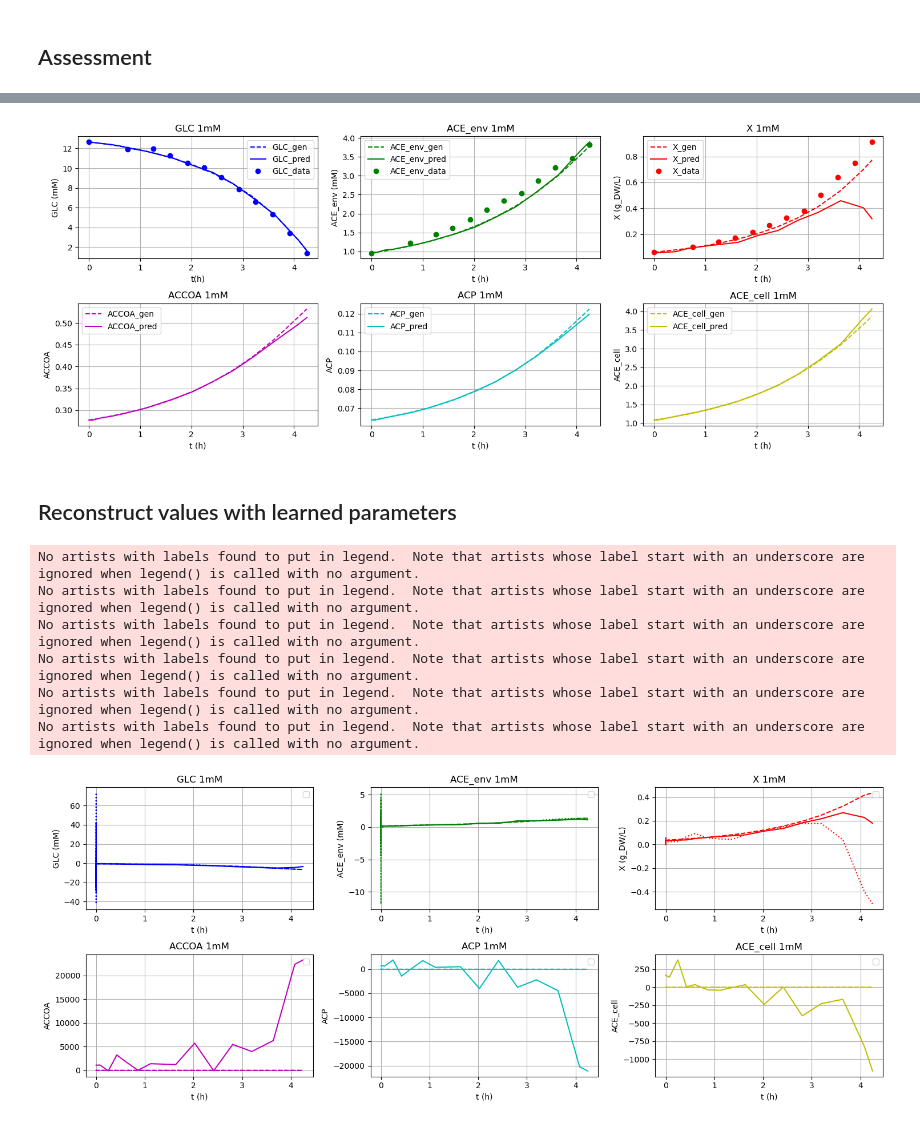
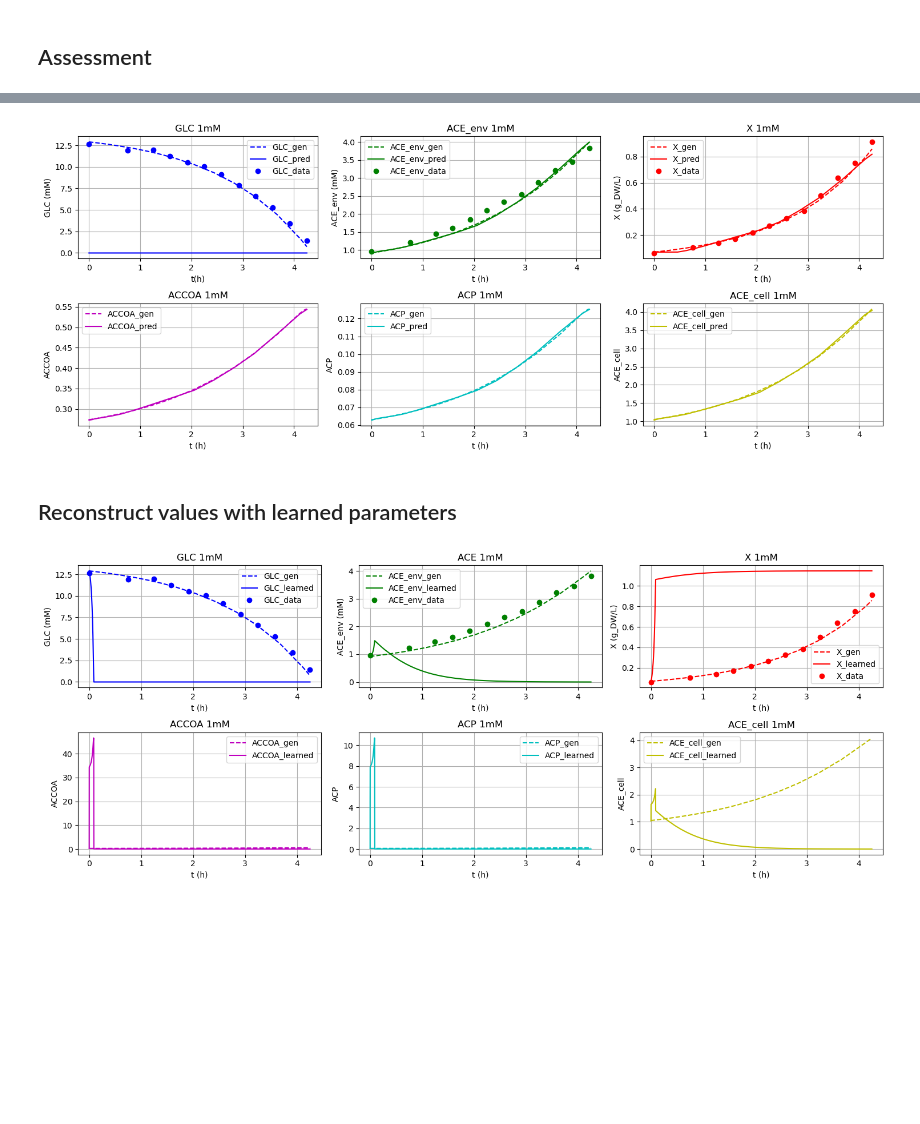
Before and after one commit to brsynth/PINN, a Jupyter notebook: Millard_pinn_toy.ipynb, the cells around one changed output, grey strips where cells are left out. Saved outputs shown, nothing was run; the diff lists cells and outputs as text; code cells hidden in the pictures; blank space fills up the shorter version.

```diff
--- a/Millard_pinn_toy.ipynb
+++ b/Millard_pinn_toy.ipynb
@@ -94,6 +93,6 @@ np.savetxt("test_generated_Millard_data.csv", generated_Millard_data, delimiter=
 # %%
 #load generated data
-ode_data_1 = genfromtxt('test_generated_Millard_data.csv', delimiter=',') # in the form [t, GLC, ACE_env, X, ACCOA, ACP, ACE_cell]
+ode_data_1 = genfromtxt('generated_Millard_data.csv', delimiter=',') # in the form [t, GLC, ACE_env, X, ACCOA, ACP, ACE_cell]
 # %% [markdown]
 ## Neural Network Training for initial ACE 1mM
 # %%
@@ -101,7 +100,7 @@ ode_data_1 = genfromtxt('test_generated_Millard_data.csv', delimiter=',') # in t
 learning_rate = 1e-4
 # epoch_number = 500000
 # epoch_number = 50000
-epoch_number = 100000
+epoch_number = 300000
 
 # Scheduler parameters (unused right now)
 Base_LR = 1e-4
@@ -317,34 +322,34 @@ plt.show()
 # Plot the predicted variables
 fig, axs = plt.subplots(2, 3, figsize=(15, 6))
 
-axs[0,0].plot(data_t, GLC, linestyle='dashed', label='GLC_gen', color='b')
+axs[0,0].plot(res.t, GLC, linestyle='dashed', label='GLC_gen', color='b')
 axs[0,0].plot(data_t, GLC_pred.detach().numpy(), label='GLC_pred', color='b')
-axs[0,0].plot(data_t_1, data_1[1:, 3], 'o', label='GLC_data', color='b')
+axs[0,0].plot(data_1[1:, 0], data_1[1:, 3], 'o', label='GLC_data', color='b')
 axs[0,0].set_title('GLC 1mM')
 axs[0,0].set_xlabel('t(h)')
 axs[0,0].set_ylabel('GLC (mM)')
 axs[0,0].legend()
 axs[0,0].grid(True)
 
-axs[0,1].plot(data_t, ACE_env, linestyle='dashed', label='ACE_env_gen', color='g')
+axs[0,1].plot(res.t, ACE_env, linestyle='dashed', label='ACE_env_gen', color='g')
 axs[0,1].plot(data_t, ACE_env_pred.detach().numpy(), label='ACE_env_pred', color='g')
-axs[0,1].plot(data_t_1, data_1[1:, 1], 'o', label='ACE_env_data', color='g')
+axs[0,1].plot(data_1[1:, 0]  , data_1[1:, 1], 'o', label='ACE_env_data', color='g')
 axs[0,1].set_title('ACE_env 1mM')
 axs[0,1].set_xlabel('t (h)')
 axs[0,1].set_ylabel('ACE_env (mM)')
 axs[0,1].legend()
 axs[0,1].grid(True)
 
-axs[0,2].plot(data_t, X, linestyle='dashed', label='X_gen', color='r')
+axs[0,2].plot(res.t, X, linestyle='dashed', label='X_gen', color='r')
 axs[0,2].plot(data_t, X_pred.detach().numpy(), label='X_pred', color='r')
-axs[0,2].plot(data_t_1, data_1[1:, 2], 'o',label='X_data', color='r')
+axs[0,2].plot(data_1[1:, 0]  , data_1[1:, 2], 'o',label='X_data', color='r')
 axs[0,2].set_title('X 1mM')
 axs[0,2].set_xlabel('t (h)')
 axs[0,2].set_ylabel('X (g_DW/L)')
 axs[0,2].legend()
 axs[0,2].grid(True)
 
-axs[1,0].plot(data_t, ACCOA, linestyle='dashed', label='ACCOA_gen', color='m')
+axs[1,0].plot(res.t, ACCOA, linestyle='dashed', label='ACCOA_gen', color='m')
 axs[1,0].plot(data_t, ACCOA_pred.detach().numpy(), label='ACCOA_pred', color='m')
 axs[1,0].set_title('ACCOA 1mM')
 axs[1,0].set_xlabel('t (h)')
@@ -352,7 +357,7 @@ axs[1,0].set_ylabel('ACCOA')
 axs[1,0].legend()
 axs[1,0].grid(True)
 
-axs[1,1].plot(data_t, ACP, linestyle='dashed', label='ACP_gen', color='c')
+axs[1,1].plot(res.t, ACP, linestyle='dashed', label='ACP_gen', color='c')
 axs[1,1].plot(data_t, ACP_pred.detach().numpy(), label='ACP_pred', color='c')
 axs[1,1].set_title('ACP 1mM')
 axs[1,1].set_xlabel('t (h)')
@@ -360,7 +365,7 @@ axs[1,1].set_ylabel('ACP')
 axs[1,1].legend()
 axs[1,1].grid(True)
 
-axs[1,2].plot(data_t, ACE_cell, linestyle='dashed', label='ACE_cell_gen', color='y')
+axs[1,2].plot(res.t, ACE_cell, linestyle='dashed', label='ACE_cell_gen', color='y')
 axs[1,2].plot(data_t, ACE_cell_pred.detach().numpy(), label='ACE_cell_pred', color='y')
 axs[1,2].set_title('ACE_cell 1mM')
 axs[1,2].set_xlabel('t (h)')
@@ -371,6 +376,6 @@ axs[1,2].grid(True)
 plt.tight_layout()
 plt.show()
 # %% [output]
-[figure, old version]
+[figure, new version]
 # %% [markdown]
 ## Reconstruct values with learned parameters
@@ -377,73 +395,59 @@ plt.show()
 # %%
-#Plot derivatives (dashed) and equations (full)
-learned = DICT.copy()
-learned = learned | dict(zip(parameter_names, learned_parameters))
-
-y = np.array([GLC_pred.detach().numpy(),ACE_env_pred.detach().numpy(),X_pred.detach().numpy(),ACCOA_pred.detach().numpy(),ACP_pred.detach().numpy(),ACE_cell_pred.detach().numpy()])
-
+# Plot the solved variables
 fig, axs = plt.subplots(2, 3, figsize=(15, 6))
 
-axs[0,0].plot(res.t, np.array([deriv_Millard(0,y[:,i],learned)[0] for i in range(len(res.t))]), color='b')
-axs[0,0].plot(res.t, np.gradient(GLC,res.t), color='b', linestyle='dashed')
-axs[0,0].plot(res.t, np.gradient(GLC_pred.detach().numpy(),res.t), color='b', linestyle=':')
+axs[0,0].plot(res.t, GLC, linestyle='dashed', label='GLC_gen', color='b')
+axs[0,0].plot(net_res.t, GLC_learned, label='GLC_learned', color='b')
+axs[0,0].plot(data_1[1:, 0], data_1[1:, 3], 'o', label='GLC_data', color='b')
 axs[0,0].set_title('GLC 1mM')
 axs[0,0].set_xlabel('t (h)')
 axs[0,0].set_ylabel('GLC (mM)')
 axs[0,0].legend()
 axs[0,0].grid(True)
 
-axs[0,1].plot(res.t, np.array([deriv_Millard(0,y[:,i],learned)[1] for i in range(len(res.t))]), color='g')
-axs[0,1].plot(res.t, np.gradient(ACE_env,res.t), color='g', linestyle='dashed')
-axs[0,1].plot(res.t, np.gradient(ACE_env_pred.detach().numpy(),res.t), color='g', linestyle=':')
-axs[0,1].set_title('ACE_env 1mM')
+axs[0,1].plot(res.t, ACE_env, linestyle='dashed', label='ACE_env_gen', color='g')
+axs[0,1].plot(net_res.t, ACE_env_learned, label='ACE_env_learned', color='g')
+axs[0,1].plot(data_1[1:, 0], data_1[1:, 1], 'o', label='ACE_env_data', color='g')
+axs[0,1].set_title('ACE 1mM')
 axs[0,1].set_xlabel('t (h)')
 axs[0,1].set_ylabel('ACE_env (mM)')
 axs[0,1].legend()
 axs[0,1].grid(True)
 
-axs[0,2].plot(res.t, np.array([deriv_Millard(0,y[:,i],learned)[2] for i in range(len(res.t))]), color='r')
-axs[0,2].plot(res.t, np.gradient(X,res.t), color='r', linestyle='dashed')
-axs[0,2].plot(res.t, np.gradient(X_pred.detach().numpy(),res.t), color='r', linestyle=':')
+axs[0,2].plot(res.t, X, linestyle='dashed', label='X_gen', color='r')
+axs[0,2].plot(net_res.t, X_learned,label='X_learned', color='r')
+axs[0,2].plot(data_1[1:, 0], data_1[1:, 2], 'o',label='X_data', color='r')
 axs[0,2].set_title('X 1mM')
 axs[0,2].set_xlabel('t (h)')
 axs[0,2].set_ylabel('X (g_DW/L)')
 axs[0,2].legend()
 axs[0,2].grid(True)
 
-axs[1,0].plot(res.t, np.array([deriv_Millard(0,y[:,i],learned)[3] for i in range(len(res.t))]), color='m')
-axs[1,0].plot(res.t, np.gradient(ACCOA,res.t), color='m', linestyle='dashed')
-axs[1,0].plot(res.t, np.gradient(ACCOA_pred.detach().numpy(),res.t), color='m', linestyle=':')
+axs[1,0].plot(res.t, ACCOA, linestyle='dashed', label='ACCOA_gen', color='m')
+axs[1,0].plot(net_res.t, ACCOA_learned, label='ACCOA_learned', color='m')
 axs[1,0].set_title('ACCOA 1mM')
 axs[1,0].set_xlabel('t (h)')
 axs[1,0].set_ylabel('ACCOA')
 axs[1,0].legend()
 axs[1,0].grid(True)
 
-axs[1,1].plot(res.t, np.array([deriv_Millard(0,y[:,i],learned)[4] for i in range(len(res.t))]), color='c')
-axs[1,1].plot(res.t, np.gradient(ACP,res.t), color='c', linestyle='dashed')
-axs[1,1].plot(res.t, np.gradient(ACP_pred.detach().numpy(),res.t), color='c', linestyle=':')
+axs[1,1].plot(res.t, ACP, linestyle='dashed', label='ACP_gen', color='c')
+axs[1,1].plot(net_res.t, ACP_learned, label='ACP_learned', color='c')
 axs[1,1].set_title('ACP 1mM')
 axs[1,1].set_xlabel('t (h)')
 axs[1,1].set_ylabel('ACP')
 axs[1,1].legend()
 axs[1,1].grid(True)
 
-axs[1,2].plot(res.t, np.array([deriv_Millard(0,y[:,i],learned)[5] for i in range(len(res.t))]), color='y')
-axs[1,2].plot(res.t, np.gradient(ACE_cell,res.t), color='y', linestyle='dashed')
-axs[1,2].plot(res.t, np.gradient(ACE_cell_pred.detach().numpy(),res.t), color='y', linestyle=':')
+axs[1,2].plot(res.t, ACE_cell, linestyle='dashed', label='ACE_cell_gen', color='y')
+axs[1,2].plot(net_res.t, ACE_cell_learned, label='ACE_cell_learned', color='y')
 axs[1,2].set_title('ACE_cell 1mM')
 axs[1,2].set_xlabel('t (h)')
 axs[1,2].set_ylabel('ACE_cell')
 axs[1,2].legend()
 axs[1,2].grid(True)
 
 plt.tight_layout()
 plt.show()
 # %% [output]
-No artists with labels found to put in legend.  Note that artists whose label start with an underscore are ignored when legend() is called with no argument.
-No artists with labels found to put in legend.  Note that artists whose label start with an underscore are ignored when legend() is called with no argument.
-No artists with labels found to put in legend.  Note that artists whose label start with an underscore are ignored when legend() is called with no argument.
-No artists with labels found to put in legend.  Note that artists whose label start with an underscore are ignored when legend() is called with no argument.
-No artists with labels found to put in legend.  Note that artists whose label start with an underscore are ignored when legend() is called with no argument.
-No artists with labels found to put in legend.  Note that artists whose label start with an underscore are ignored when legend() is called with no argument.
-[figure, old version]
+[figure, new version]
```
Also changed, not shown: parts of 12 cells of this notebook, 5 other files.
